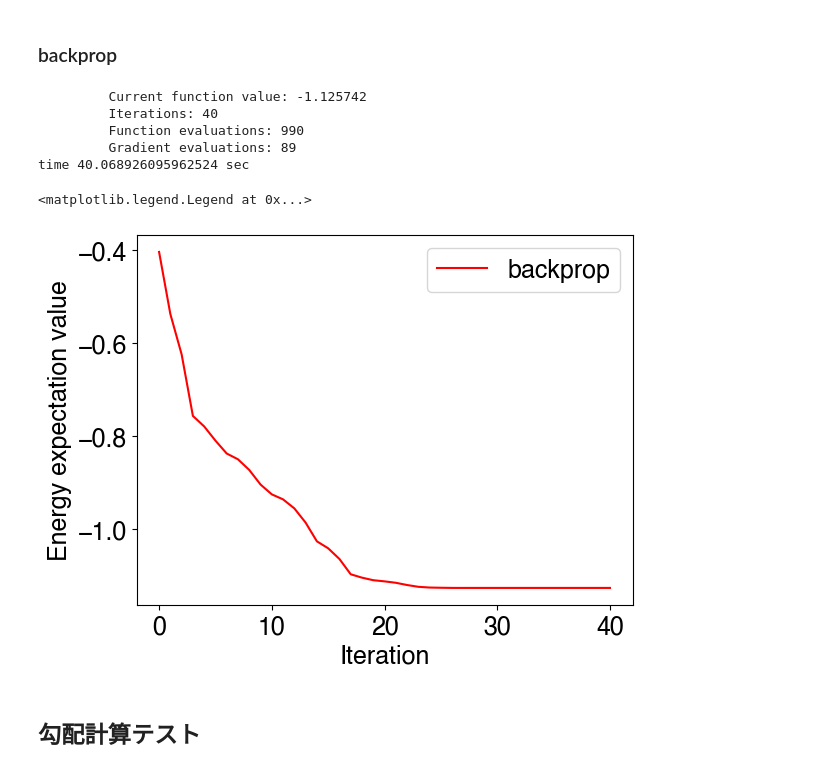
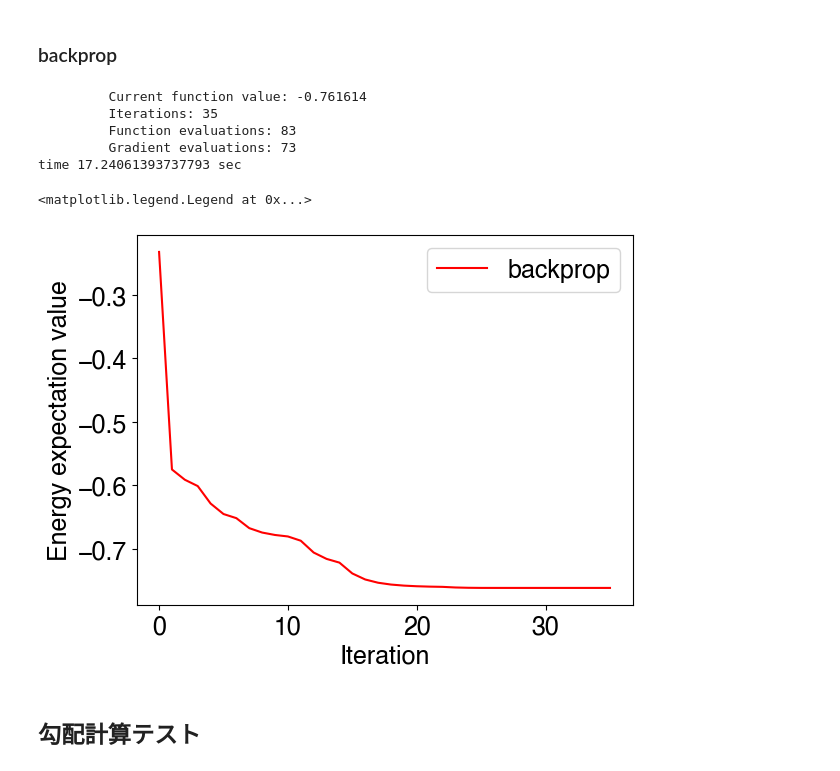
Before and after one commit to yuichiro-nakano/data_for_qaoa-made-mcmc, a Jupyter notebook: notebooks/20240620_backprop_qaoa_test.ipynb, the cells around one changed output. Cells and saved outputs as stored; diff of their text form; code cells hidden in the pictures.

Commit message:
update backprop code

```diff
--- a/notebooks/20240620_backprop_qaoa_test.ipynb
+++ b/notebooks/20240620_backprop_qaoa_test.ipynb
@@ -113,9 +113,11 @@ class QAOA_ansatz_backprop:
 	def get_qubit_count(self):
 		return self.n_qubits
 
-	def get_grad(self, prob_hamiltonian):
+	def get_grad(self, para):
 		init_state = [0.0 for i in range(len(self.para))]
-		return self.circuit.backprop(init_state, prob_hamiltonian)
+		# set parameter
+		self.set_parameter(para)
+		return self.circuit.backprop(init_state, self.prob_hamiltonian)
 
 	def set_parameter(self, para):
 		self.circuit.update_parameters(para)
@@ -198,30 +200,30 @@ time 39.64644908905029 sec
 # %%
 cost_history = []
 cost_history.append(cost(init_para))
 method = "BFGS"
 options = {"disp": True, "maxiter": 200, "gtol": 1e-6}
 
 st_time = time.time()
 opt = scipy.optimize.minimize(cost, init_para,
-                              jac=backprop_circuit.get_grad(prob_hamiltonian),
+                              jac=backprop_circuit.get_grad,
                               method=method,
                               callback=lambda x: cost_history.append(cost(x)),
                               options=options)
 print("time",time.time()-st_time,"sec")
 
 plt.rcParams["font.size"] = 18
 plt.plot(cost_history, color="red", label="backprop")
 plt.xlabel("Iteration")
 plt.ylabel("Energy expectation value")
 plt.legend()
 # %% [output]
-         Current function value: -1.125742
-         Iterations: 40
-         Function evaluations: 990
-         Gradient evaluations: 89
-time 40.068926095962524 sec
+         Current function value: -0.761614
+         Iterations: 35
+         Function evaluations: 83
+         Gradient evaluations: 73
+time 17.24061393737793 sec
 <matplotlib.legend.Legend at 0x...>
-[figure, old version]
+[figure, new version]
 # %% [markdown]
 ## 勾配計算テスト
 # %% [markdown]
```
Also changed, not shown: parts of 2 cells of this notebook.
